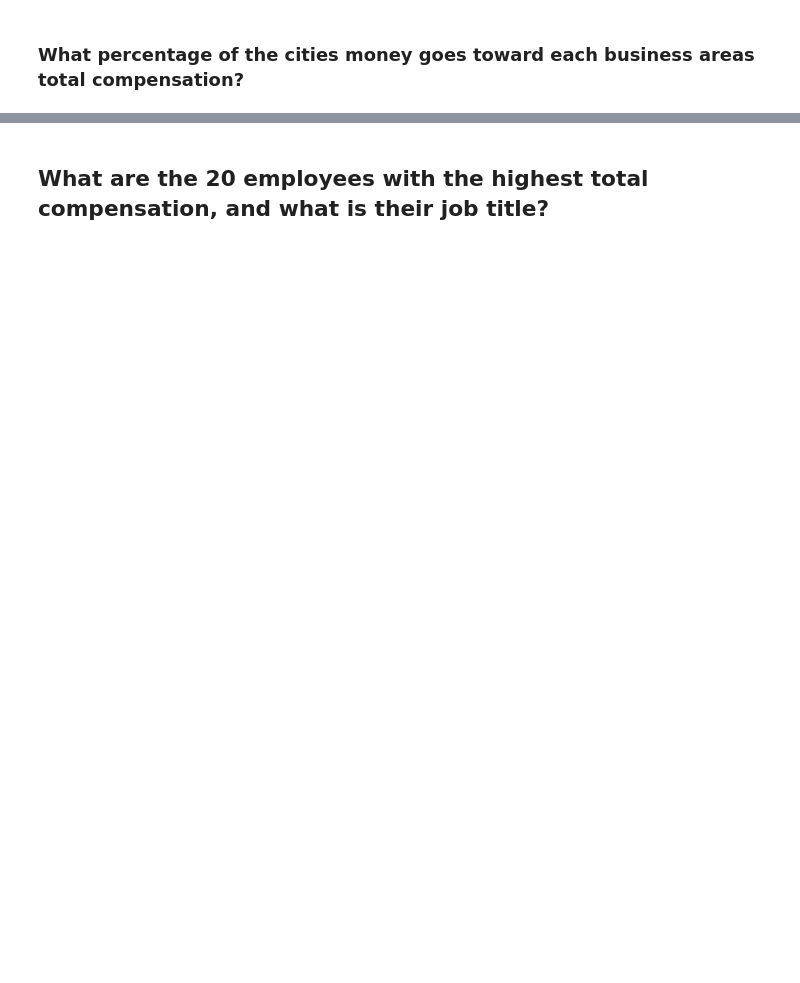
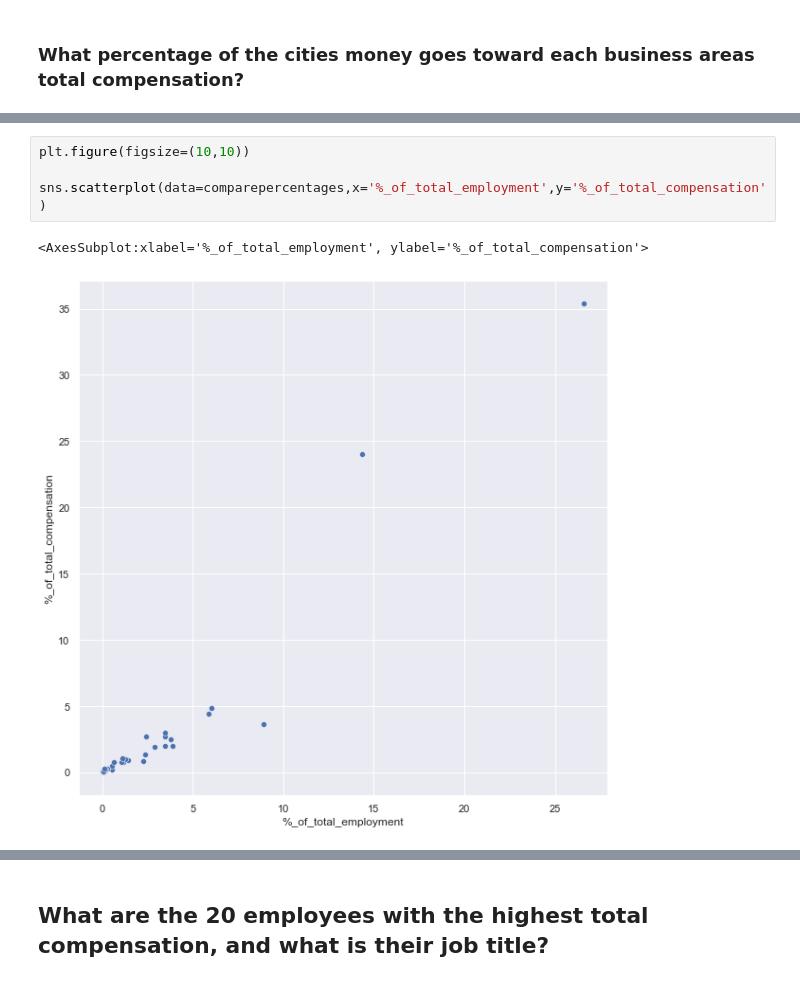
Before and after one commit to danschumac1/COSA_City_Compensation_2021, a Jupyter notebook: CityComp_Code.ipynb, the cells around one changed output, grey strips where cells are left out. Drawn from its saved outputs; the diff is of its cells as text; blank space fills up the shorter version.

```diff
--- a/CityComp_Code.ipynb
+++ b/CityComp_Code.ipynb
@@ -487,0 +649,7 @@ perc_per_ba
+# %%
+plt.figure(figsize=(10,10))
+
+sns.scatterplot(data=comparepercentages,x='%_of_total_employment',y='%_of_total_compensation')
+# %% [output]
+<AxesSubplot:xlabel='%_of_total_employment', ylabel='%_of_total_compensation'>
+[figure, added]
```
Also changed, not shown: parts of 91 cells of this notebook.
